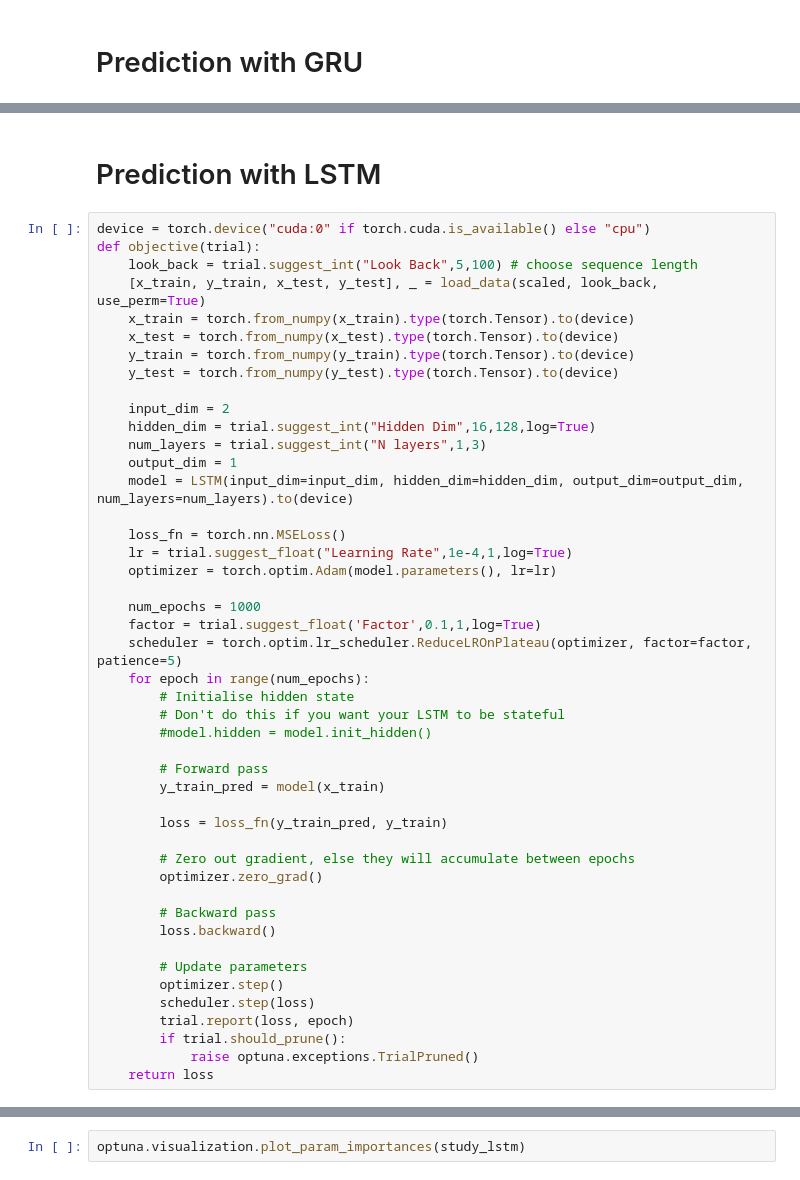
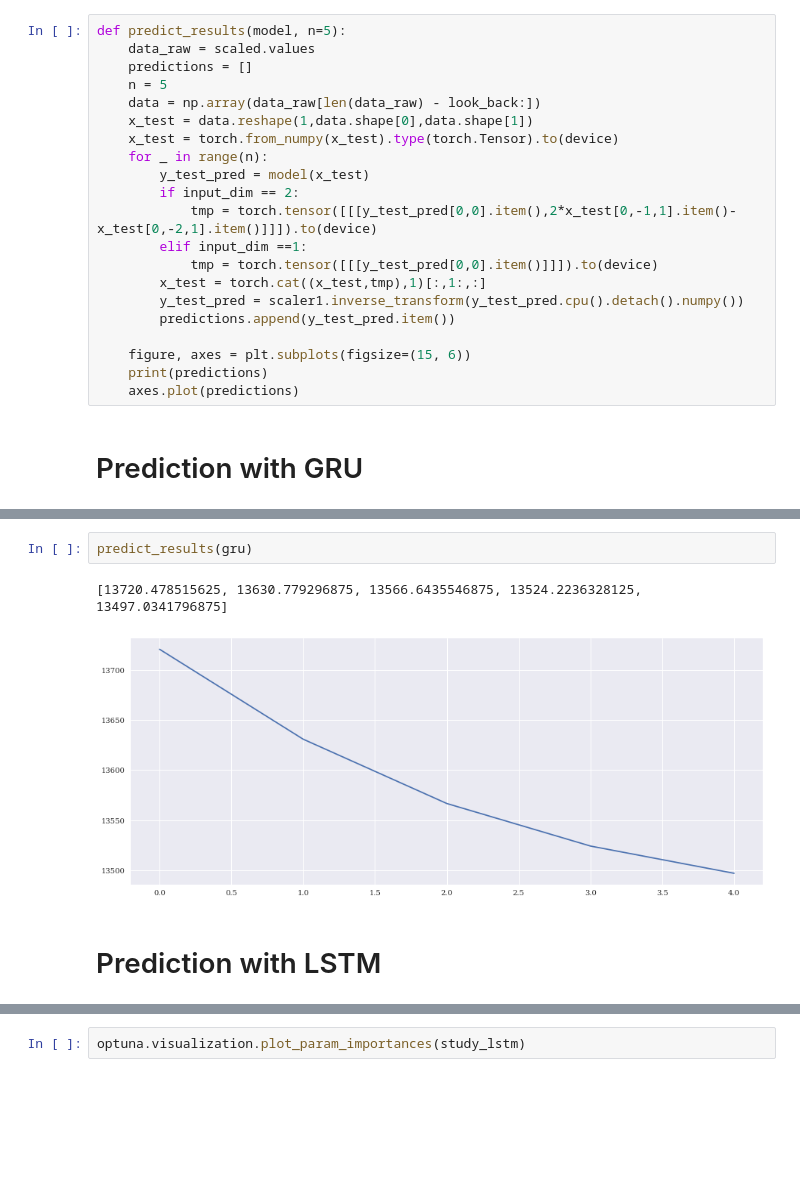
Before and after one commit to RoyMahlab/GRU-LSTM-FED, a Jupyter notebook: Prediction FED.ipynb, the cells around one changed output, grey strips where cells are left out. Cells and saved outputs as stored; diff of their text form; blank space fills up the shorter version.

```diff
--- a/Prediction FED.ipynb
+++ b/Prediction FED.ipynb
@@ -187,2 +321,23 @@ class LSTM(nn.Module):
+# %%
+def predict_results(model, n=5):
+    data_raw = scaled.values
+    predictions = []
+    n = 5
+    data = np.array(data_raw[len(data_raw) - look_back:])
+    x_test = data.reshape(1,data.shape[0],data.shape[1])
+    x_test = torch.from_numpy(x_test).type(torch.Tensor).to(device)
+    for _ in range(n):
+        y_test_pred = model(x_test)
+        if input_dim == 2:
+            tmp = torch.tensor([[[y_test_pred[0,0].item(),2*x_test[0,-1,1].item()-x_test[0,-2,1].item()]]]).to(device)
+        elif input_dim ==1:
+            tmp = torch.tensor([[[y_test_pred[0,0].item()]]]).to(device)
+        x_test = torch.cat((x_test,tmp),1)[:,1:,:]
+        y_test_pred = scaler1.inverse_transform(y_test_pred.cpu().detach().numpy())
+        predictions.append(y_test_pred.item())
+
+    figure, axes = plt.subplots(figsize=(15, 6))
+    print(predictions)
+    axes.plot(predictions)
 # %% [markdown]
 # Prediction with GRU
@@ -446,48 +408,7 @@ axes.plot(predictions)
+# %%
+predict_results(gru)
+# %% [output]
+[13720.478515625, 13630.779296875, 13566.6435546875, 13524.2236328125, 13497.0341796875]
+[figure, added]
 # %% [markdown]
 # Prediction with LSTM
-# %%
-device = torch.device("cuda:0" if torch.cuda.is_available() else "cpu")
-def objective(trial):
-    look_back = trial.suggest_int("Look Back",5,100) # choose sequence length
-    [x_train, y_train, x_test, y_test], _ = load_data(scaled, look_back, use_perm=True)
-    x_train = torch.from_numpy(x_train).type(torch.Tensor).to(device)
-    x_test = torch.from_numpy(x_test).type(torch.Tensor).to(device)
-    y_train = torch.from_numpy(y_train).type(torch.Tensor).to(device)
-    y_test = torch.from_numpy(y_test).type(torch.Tensor).to(device)
-
-    input_dim = 2
-    hidden_dim = trial.suggest_int("Hidden Dim",16,128,log=True)
-    num_layers = trial.suggest_int("N layers",1,3)
-    output_dim = 1
-    model = LSTM(input_dim=input_dim, hidden_dim=hidden_dim, output_dim=output_dim, num_layers=num_layers).to(device)
-
-    loss_fn = torch.nn.MSELoss()
-    lr = trial.suggest_float("Learning Rate",1e-4,1,log=True)
-    optimizer = torch.optim.Adam(model.parameters(), lr=lr)
-
-    num_epochs = 1000
-    factor = trial.suggest_float('Factor',0.1,1,log=True)
-    scheduler = torch.optim.lr_scheduler.ReduceLROnPlateau(optimizer, factor=factor, patience=5)
-    for epoch in range(num_epochs):
-        # Initialise hidden state
-        # Don't do this if you want your LSTM to be stateful
-        #model.hidden = model.init_hidden()
-
-        # Forward pass
-        y_train_pred = model(x_train)
-
-        loss = loss_fn(y_train_pred, y_train)
-
-        # Zero out gradient, else they will accumulate between epochs
-        optimizer.zero_grad()
-
-        # Backward pass
-        loss.backward()
-
-        # Update parameters
-        optimizer.step()
-        scheduler.step(loss)
-        trial.report(loss, epoch)
-        if trial.should_prune():
-            raise optuna.exceptions.TrialPruned()
-    return loss
```
Also changed, not shown: parts of 61 cells of this notebook.
